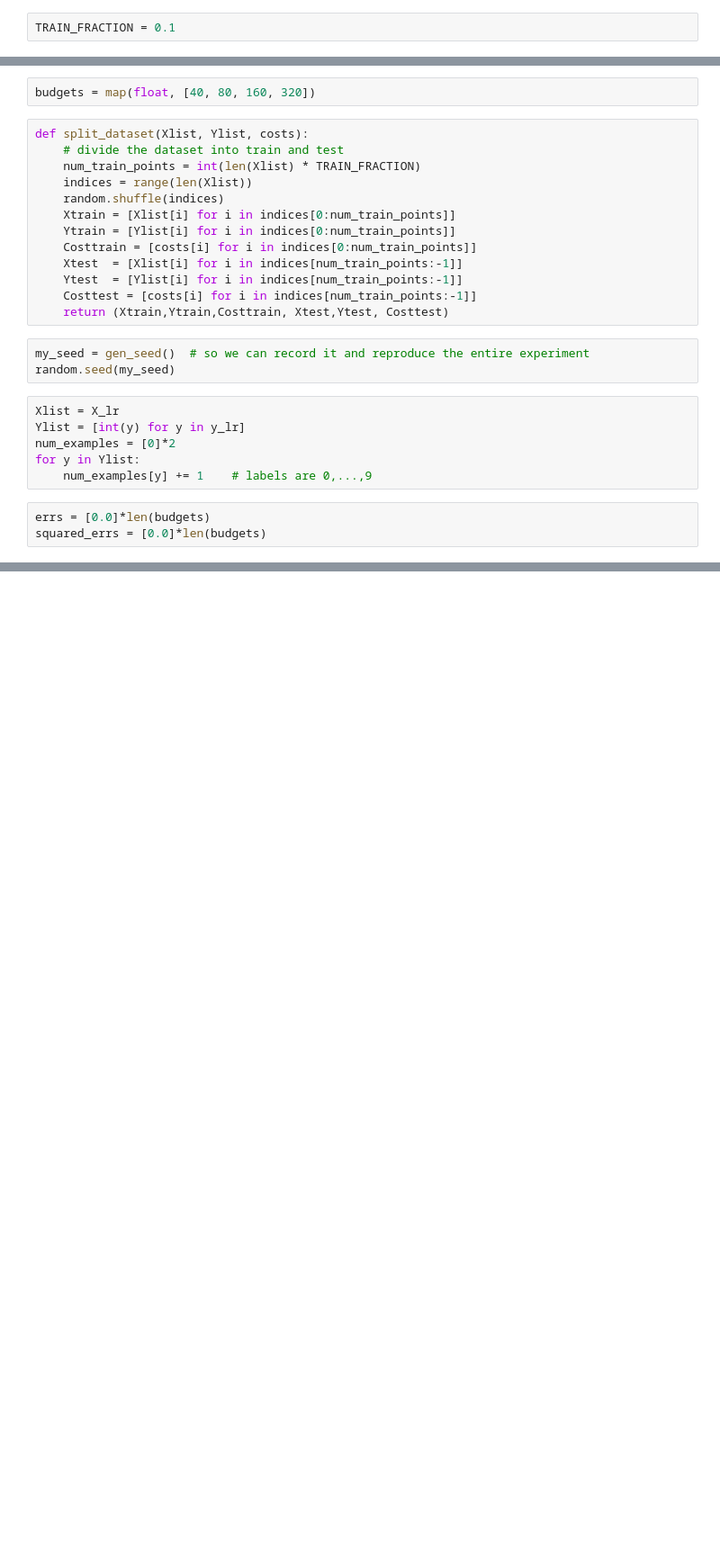
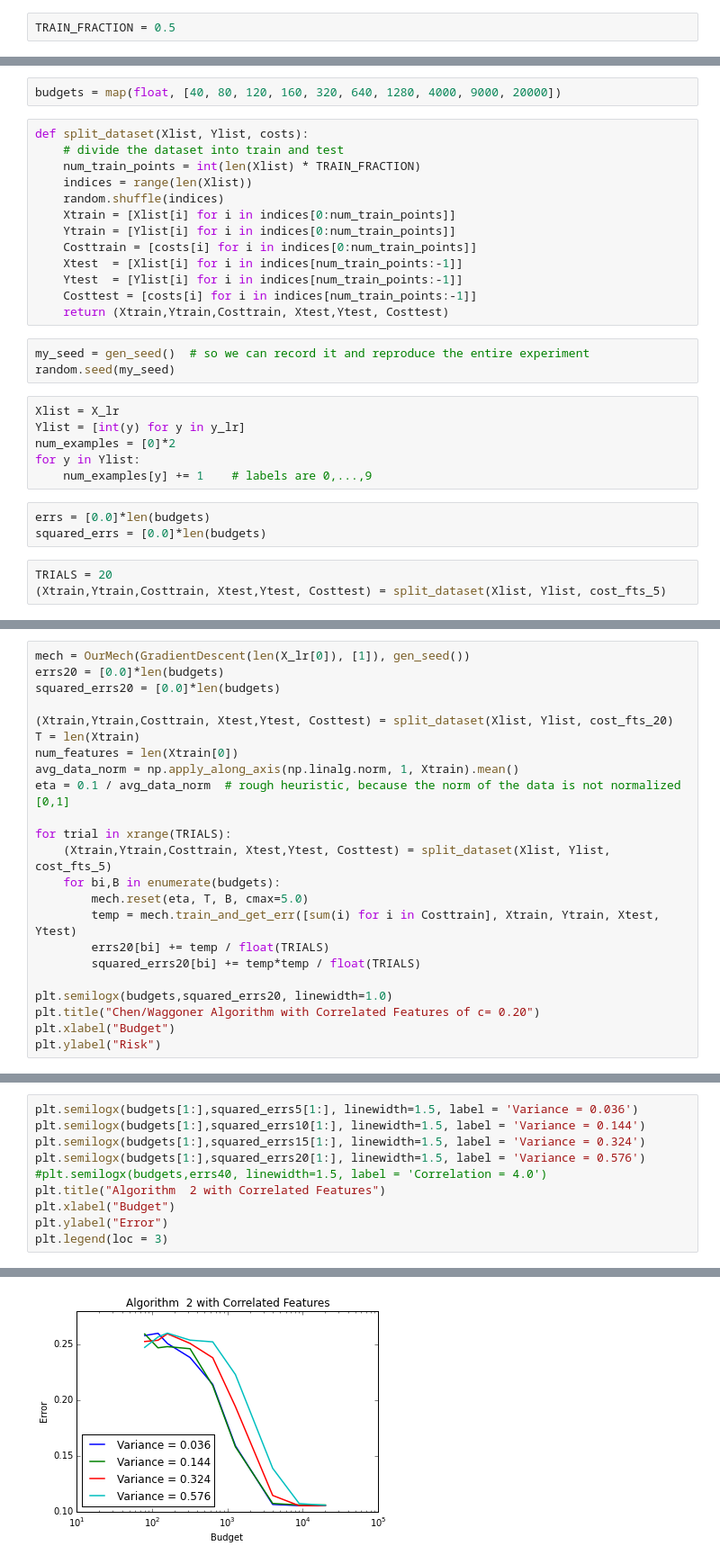
Before and after one commit to bboz862/correlated-cost-online-learning, a Jupyter notebook: Generate_data_cost/Generate_data_cost_logisticregression/Generate_Data_Cost_Logistic Regression.ipynb, the cells around one changed output, grey strips where cells are left out. Shown: that part at 90% size. Saved outputs shown, nothing was run; the diff lists cells and outputs as text; blank space fills up the shorter version.

```diff
--- a/Generate_data_cost/Generate_data_cost_logisticregression/Generate_Data_Cost_Logistic Regression.ipynb
+++ b/Generate_data_cost/Generate_data_cost_logisticregression/Generate_Data_Cost_Logistic Regression.ipynb
@@ -351,5 +627,5 @@ len(X_lr[0])
 # %%
-TRAIN_FRACTION = 0.1
+TRAIN_FRACTION = 0.5
 # %%
 import sys
 import random
@@ -360,5 +640,5 @@ mech = OurMech(GradientDescent(len(X_lr[0]), [1]), gen_seed())
 # %%
-budgets = map(float, [40, 80, 160, 320])
+budgets = map(float, [40, 80, 120, 160, 320, 640, 1280, 4000, 9000, 20000])
 # %%
 def split_dataset(Xlist, Ylist, costs):
     # divide the dataset into train and test
@@ -384,3 +664,6 @@ for y in Ylist:
 # %%
 errs = [0.0]*len(budgets)
 squared_errs = [0.0]*len(budgets)
+# %%
+TRIALS = 20
+(Xtrain,Ytrain,Costtrain, Xtest,Ytest, Costtest) = split_dataset(Xlist, Ylist, cost_fts_5)
@@ -386,0 +749,23 @@ squared_errs = [0.0]*len(budgets)
+# %%
+mech = OurMech(GradientDescent(len(X_lr[0]), [1]), gen_seed())
+errs20 = [0.0]*len(budgets)
+squared_errs20 = [0.0]*len(budgets)
+
+(Xtrain,Ytrain,Costtrain, Xtest,Ytest, Costtest) = split_dataset(Xlist, Ylist, cost_fts_20)
+T = len(Xtrain)
+num_features = len(Xtrain[0])
+avg_data_norm = np.apply_along_axis(np.linalg.norm, 1, Xtrain).mean()
+eta = 0.1 / avg_data_norm  # rough heuristic, because the norm of the data is not normalized [0,1]
+
+for trial in xrange(TRIALS):
+    (Xtrain,Ytrain,Costtrain, Xtest,Ytest, Costtest) = split_dataset(Xlist, Ylist, cost_fts_5)
+    for bi,B in enumerate(budgets):
+        mech.reset(eta, T, B, cmax=5.0)
+        temp = mech.train_and_get_err([sum(i) for i in Costtrain], Xtrain, Ytrain, Xtest, Ytest)
+        errs20[bi] += temp / float(TRIALS)
+        squared_errs20[bi] += temp*temp / float(TRIALS)
+
+plt.semilogx(budgets,squared_errs20, linewidth=1.0)
+plt.title("Chen/Waggoner Algorithm with Correlated Features of c= 0.20")
+plt.xlabel("Budget")
+plt.ylabel("Risk")
@@ -386,0 +775,11 @@ squared_errs = [0.0]*len(budgets)
+# %%
+plt.semilogx(budgets[1:],squared_errs5[1:], linewidth=1.5, label = 'Variance = 0.036')
+plt.semilogx(budgets[1:],squared_errs10[1:], linewidth=1.5, label = 'Variance = 0.144')
+plt.semilogx(budgets[1:],squared_errs15[1:], linewidth=1.5, label = 'Variance = 0.324')
+plt.semilogx(budgets[1:],squared_errs20[1:], linewidth=1.5, label = 'Variance = 0.576')
+#plt.semilogx(budgets,errs40, linewidth=1.5, label = 'Correlation = 4.0')
+plt.title("Algorithm  2 with Correlated Features")
+plt.xlabel("Budget")
+plt.ylabel("Error")
+plt.legend(loc = 3)
+# %% [output]
@@ -386,0 +787 @@ squared_errs = [0.0]*len(budgets)
+[figure, added]
```
Also changed, not shown: parts of 58 cells of this notebook, 6 other files.
